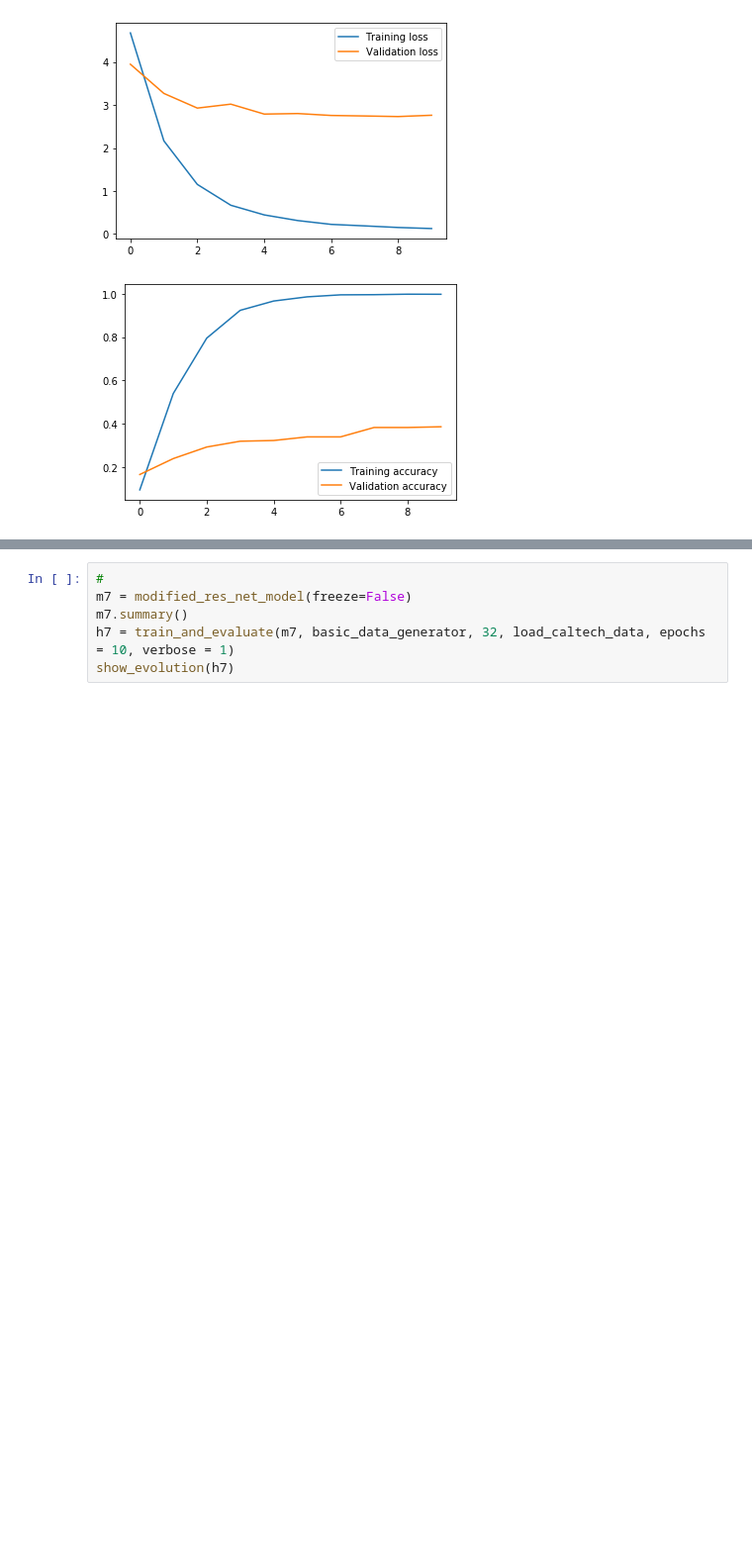
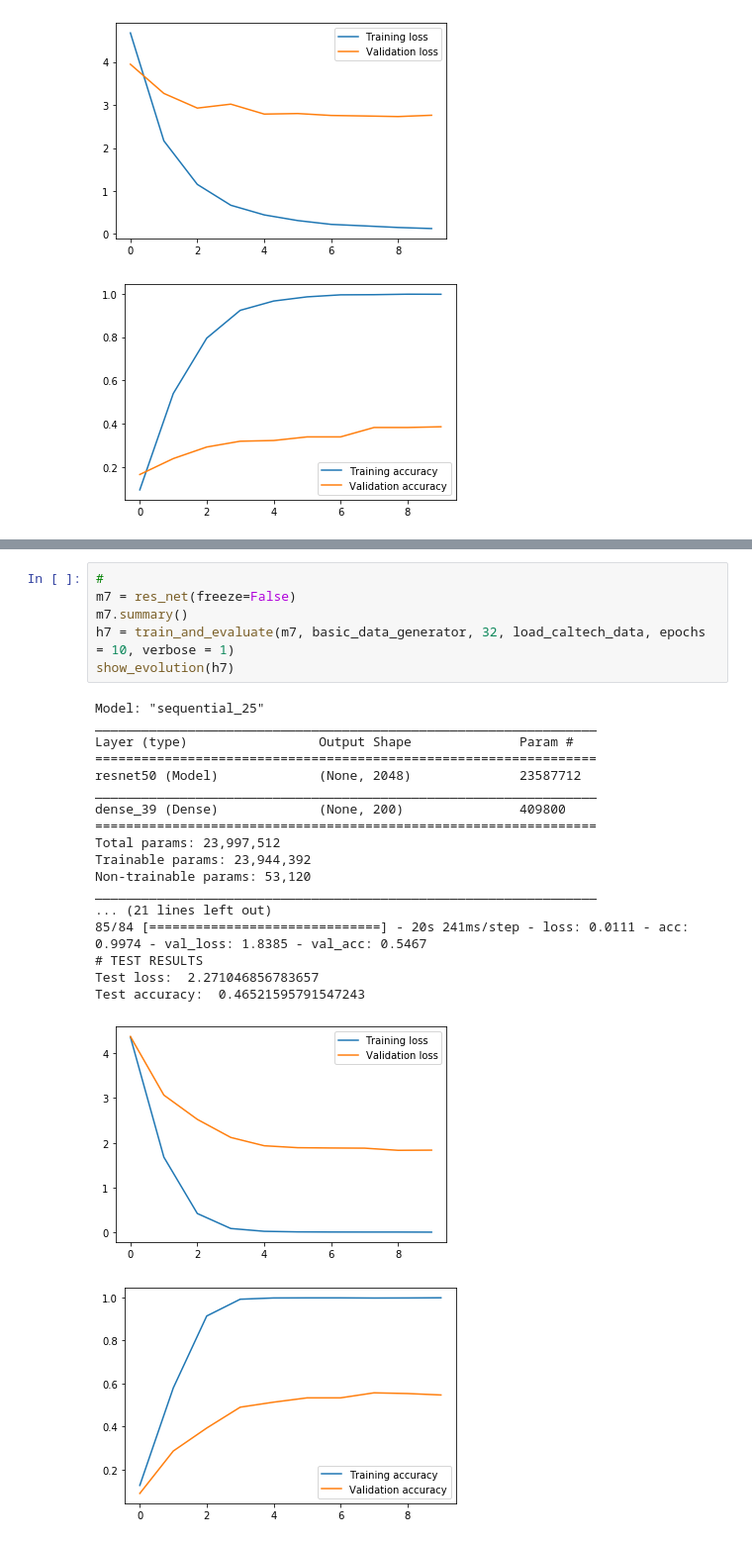
Before and after one commit to Ludvins/DGIIM_VC, a Jupyter notebook: Practica 2/Cifar.ipynb, the cells around one changed output, grey strips where cells are left out. Shown at 99% size. Drawn from its saved outputs; the diff is of its cells as text; blank space fills up the shorter version.

```diff
--- a/Practica 2/Cifar.ipynb
+++ b/Practica 2/Cifar.ipynb
@@ -510,6 +533,26 @@ show_evolution(h5)
 # %%
 #
-m7 = modified_res_net_model(freeze=False)
+m7 = res_net(freeze=False)
 m7.summary()
 h7 = train_and_evaluate(m7, basic_data_generator, 32, load_caltech_data, epochs = 10, verbose = 1)
 show_evolution(h7)
+# %% [output]
+Model: "sequential_25"
+_________________________________________________________________
+Layer (type)                 Output Shape              Param #
+=================================================================
+resnet50 (Model)             (None, 2048)              23587712
+_________________________________________________________________
+dense_39 (Dense)             (None, 200)               409800
+=================================================================
+Total params: 23,997,512
+Trainable params: 23,944,392
+Non-trainable params: 53,120
+_________________________________________________________________
+... (21 lines left out)
+85/84 [==============================] - 20s 241ms/step - loss: 0.0111 - acc: 0.9974 - val_loss: 1.8385 - val_acc: 0.5467
+# TEST RESULTS
+Test loss:  2.271046856783657
+Test accuracy:  0.46521595791547243
+[figure, added]
+[figure, added]
```
Also changed, not shown: parts of 4 cells of this notebook.
